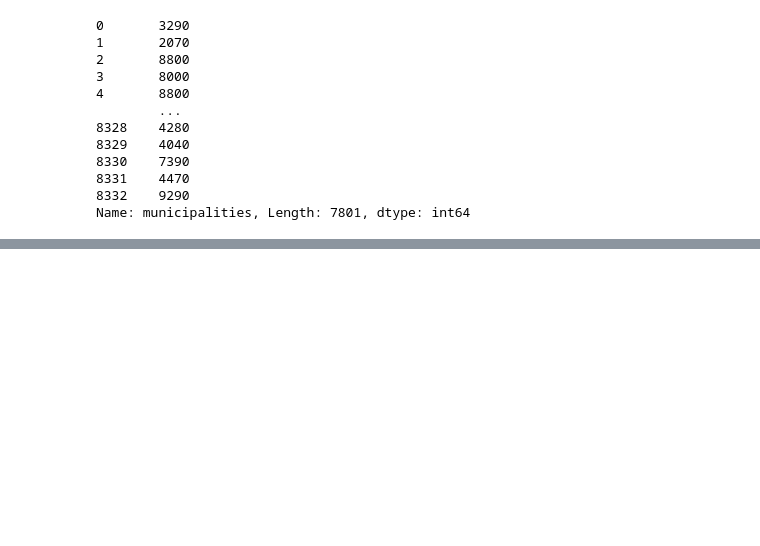
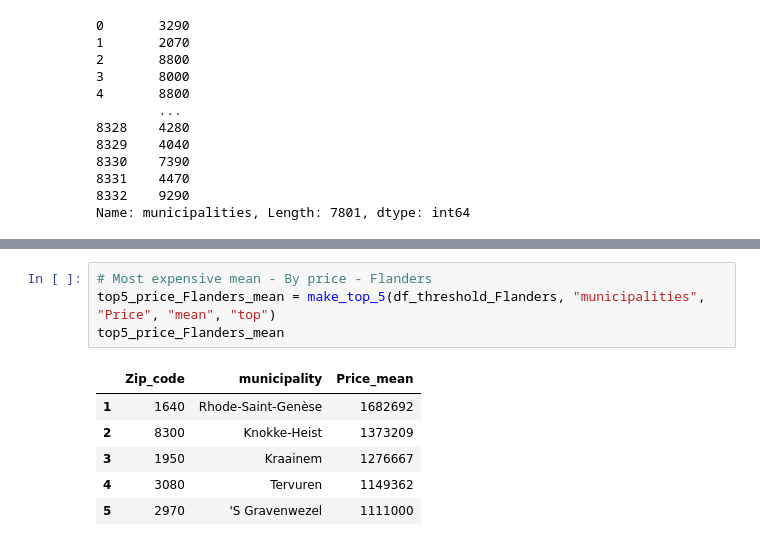
Before and after one commit to matthew-samyn/challenge-data-analysis, a Jupyter notebook: Analysis_by_region.ipynb, the cells around one changed output, grey strips where cells are left out. Drawn from its saved outputs; the diff is of its cells as text; blank space fills up the shorter version.

```diff
--- a/Analysis_by_region.ipynb
+++ b/Analysis_by_region.ipynb
@@ -162,0 +146,11 @@ TypeError: Series.name must be a hashable type
+# %%
+# Most expensive mean - By price - Flanders
+top5_price_Flanders_mean = make_top_5(df_threshold_Flanders, "municipalities", "Price", "mean", "top")
+top5_price_Flanders_mean
+# %% [output]
+|  | Zip_code | municipality | Price_mean |
+| 1 | 1640 | Rhode-Saint-Genèse | 1682692 |
+| 2 | 8300 | Knokke-Heist | 1373209 |
+| 3 | 1950 | Kraainem | 1276667 |
+| 4 | 3080 | Tervuren | 1149362 |
+| 5 | 2970 | 'S Gravenwezel | 1111000 |
```
Also changed, not shown: parts of 25 cells of this notebook, 1 other file.
